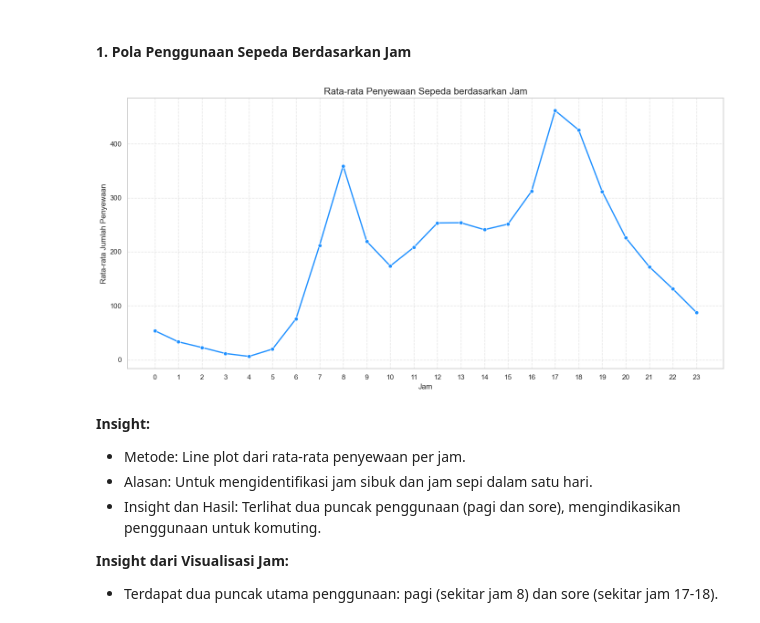
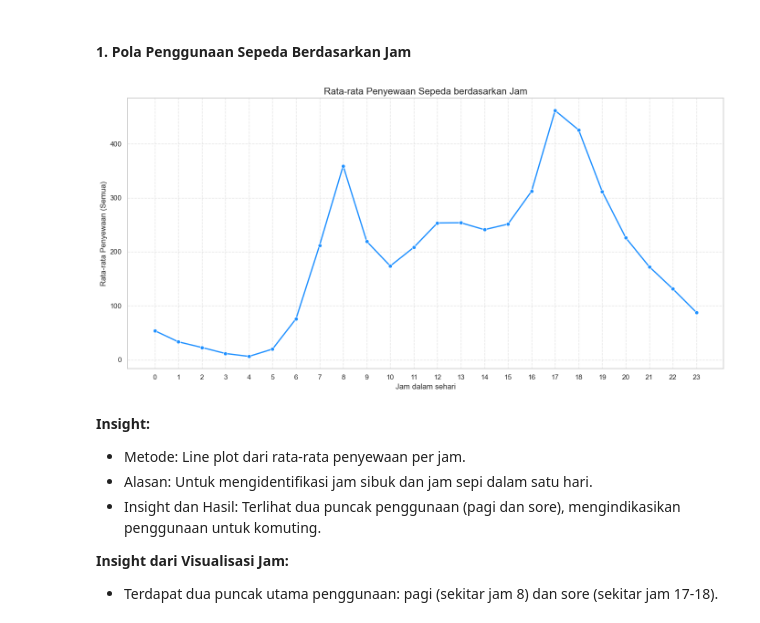
Before and after one commit to husainfadhlillah/dicoding-BikeSharing-DataAnalysisProject, a Jupyter notebook: submission/notebook.ipynb, the cells around one changed output. Drawn from its saved outputs; the diff is of its cells as text; code cells hidden in the pictures.

```diff
--- a/submission/notebook.ipynb
+++ b/submission/notebook.ipynb
@@ -267,18 +267,18 @@ day_data.to_csv('dashboard/day_data_clean.csv', index=False)
 # %%
 # Pola penggunaan sepeda berdasarkan jam
 hourly_pattern = hour_data.groupby('hr')['cnt'].mean().reset_index()
 
 plt.figure(figsize=(14, 7))
 sns.lineplot(x='hr', y='cnt', data=hourly_pattern, marker='o', linewidth=2, color='dodgerblue')
 plt.title('Rata-rata Penyewaan Sepeda berdasarkan Jam', fontsize=15)
-plt.xlabel('Jam', fontsize=12)
-plt.ylabel('Rata-rata Jumlah Penyewaan', fontsize=12)
+plt.xlabel('Jam dalam sehari', fontsize=12)
+plt.ylabel('Rata-rata Penyewaan (Semua)', fontsize=12)
 plt.xticks(range(0, 24))
 plt.grid(True, alpha=0.5, linestyle='--')
 plt.tight_layout()
 plt.show()
 # %% [output]
-[figure, old version]
+[figure, new version]
 # %% [markdown]
 **Insight:**
 - Metode: Line plot dari rata-rata penyewaan per jam.
```
Also changed, not shown: parts of 10 cells of this notebook, 1 other file.
